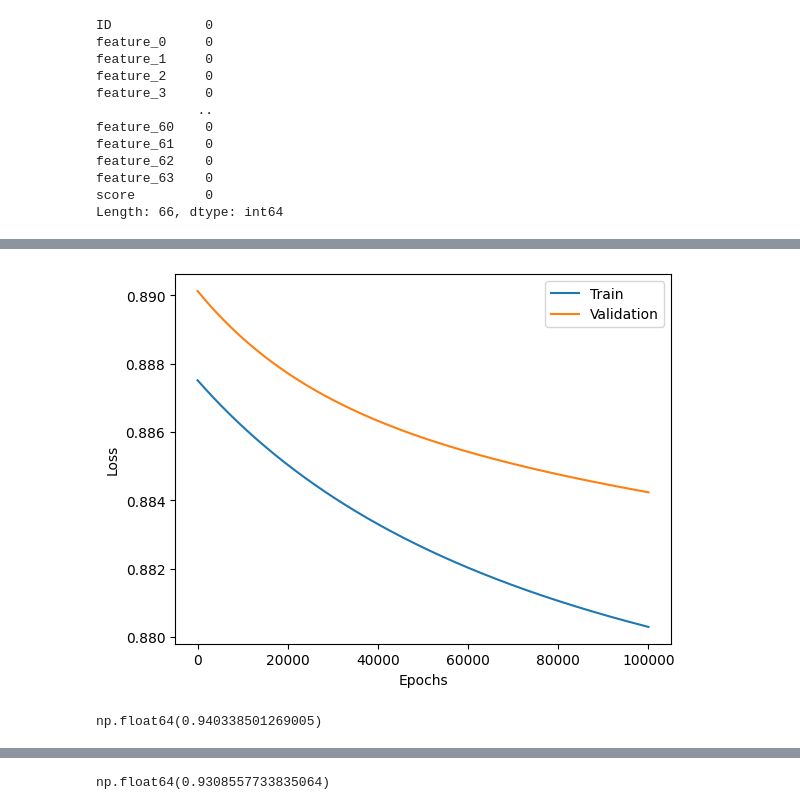
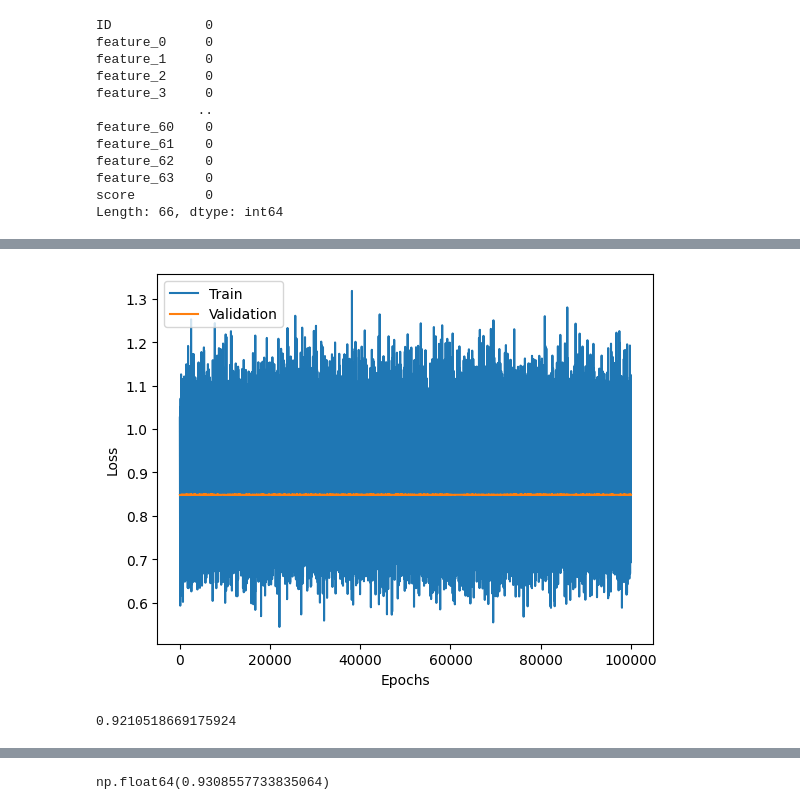
Before and after one commit to amaljoe/FML_assignment1, a Jupyter notebook: kaggle_comp.ipynb, the cells around one changed output, grey strips where cells are left out. Cells and saved outputs as stored; diff of their text form; code cells hidden in the pictures.

Commit message:
add gaussian

```diff
--- a/kaggle_comp.ipynb
+++ b/kaggle_comp.ipynb
@@ -76,3 +75,15 @@ N = X_train.shape[1]
 
 # Weight vector (N x 1)
 W = np.random.randn(N, 1)
+# %%
+import tensorflow as tf
+
+model = tf.keras.models.Sequential([
+    tf.keras.Input(shape=(N,)),
+    tf.keras.layers.Dense(32, activation='relu'),
+    tf.keras.layers.Dense(1, input_shape=(N,))
+])
+
+model.compile(optimizer='adam', loss='mse')
+
+model.fit(X_train, y_train, validation_data=(X_val, y_val), epochs=10)
@@ -79,4 +113,6 @@ W = np.random.randn(N, 1)
 # %%
+import random
+
 def predict(X, W):
     return X @ W
 
@@ -90,7 +126,7 @@ def compute_gradients(X, y, y_pred):
     dW = -2 * X.T @ (y - y_pred) / X.shape[0]
     return dW
 
-def fit(X, y, W, Xval, yval, lr=0.01, epochs=100, print_every=100):
+def fit(X, y, W, Xval, yval, lr=0.01, epochs=100, print_every=100, batch_size=32):
     # Error list
     errors = []
     val_errors = []
@@ -98,13 +134,16 @@ def fit(X, y, W, Xval, yval, lr=0.01, epochs=100, print_every=100):
     best_W = None
 
     for i in range(epochs):
-        y_pred = predict(X, W)
-        loss = mse(y, y_pred)
+        # Mini-batch gradient descent
+        idx = random.sample(range(X.shape[0]), batch_size)
+        X_batch, y_batch = X[idx], y[idx]
+        y_pred = predict(X_batch, W)
+        loss = mse(y_batch, y_pred)
 
         y_val_pred = predict(Xval, W)
         val_loss = mse(yval, y_val_pred)
 
-        dW = compute_gradients(X, y, y_pred)
+        dW = compute_gradients(X_batch, y_batch, y_pred)
         W -= lr * dW
         if i % print_every == 0 or i == epochs - 1:
             print(f'Epoch {i}, Loss: {loss}, Val Loss: {val_loss}')
@@ -160,20 +200,27 @@ np.float64(3.666271254170027)
 # %%
 # Feature engineering
 
+def sigmoid(x):
+    return 1 / (1 + np.exp(-x))
+
+def gaussian_basis(x):
+    # Mean and variance
+    mu = np.mean(x)
+    sigma = np.std(x)
+    return np.exp(-0.5 * ((x - mu) / sigma)**2)
+
 # Add polynomial features
 def transform_input(X):
-    X = np.hstack([X, X**2, np.sin(X), np.cos(X)])
-    return X
+    return np.hstack([X, gaussian_basis(X)])
 
 X_train_poly = transform_input(X_train)
 X_val_poly = transform_input(X_val)
 
-X_train_poly.shape
 W_poly = np.random.randn(X_train_poly.shape[1], 1)
 # %%
-W_poly = np.load('weights1.npy')
+W_poly = np.load('weights4.npy')
 # %%
-W_train_poly, errors, val_errors = fit(X_train_poly, y_train, W_poly, X_val_poly, y_val, lr=0.003, epochs=100000, print_every=1000)
+W_train_poly, errors, val_errors = fit(X_train_poly, y_train, W_poly, X_val_poly, y_val, lr=0.0001, epochs=100000, print_every=10000, batch_size=256)
 
 plot_errors(errors, val_errors)
 
@@ -200,4 +241,4 @@ Epoch 99999, Loss: 0.8802956243528453, Val Loss: 0.8842365209541092
-[figure, old version]
+[figure, new version]
-np.float64(0.940338501269005)
+0.9210518669175924
 # %%
 # export weights
```
Also changed, not shown: parts of 14 cells of this notebook, 1 other file.
